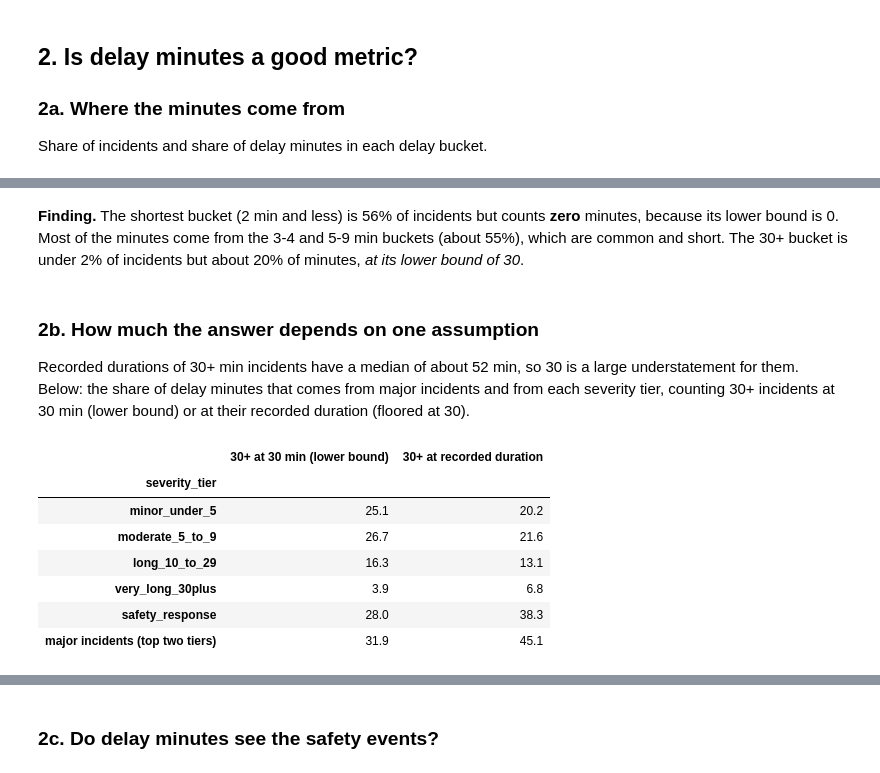
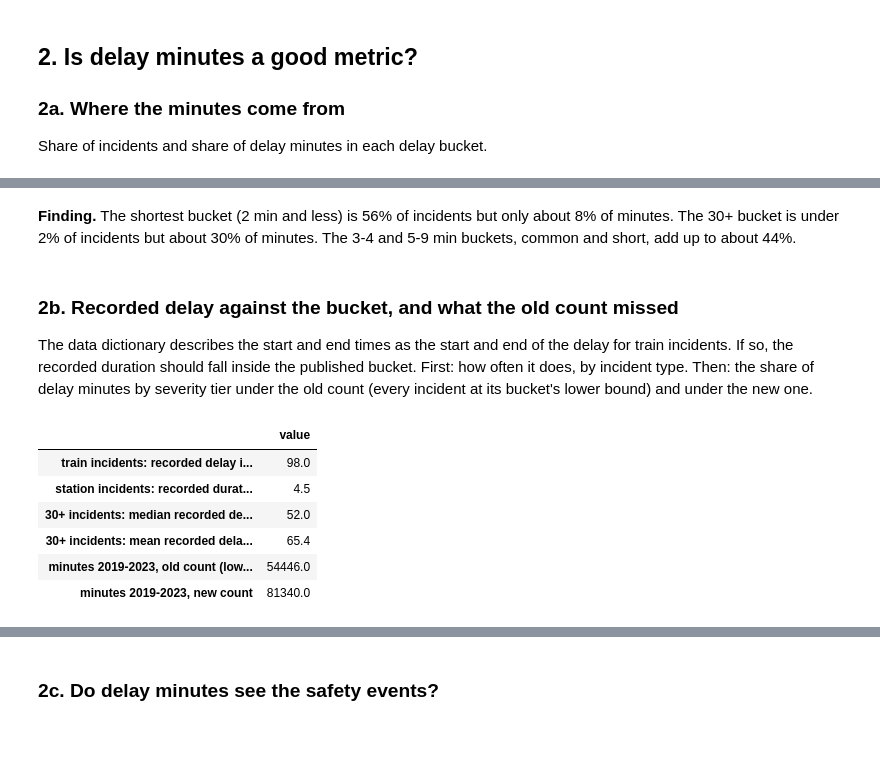
Before and after one commit to damandhaliwal/DS_challenge, a Jupyter notebook: code/exploration/05_delay_minutes.ipynb, the cells around one changed output, grey strips where cells are left out. Saved outputs shown, nothing was run; the diff lists cells and outputs as text; code cells hidden in the pictures; blank space fills up the shorter version.

```diff
--- a/code/exploration/05_delay_minutes.ipynb
+++ b/code/exploration/05_delay_minutes.ipynb
@@ -94,39 +97,39 @@ plt.show()
 # %% [markdown]
-**Finding.** The shortest bucket (2 min and less) is 56% of incidents but counts
-**zero** minutes, because its lower bound is 0. Most of the minutes come from the
-3-4 and 5-9 min buckets (about 55%), which are common and short. The 30+ bucket is
-under 2% of incidents but about 20% of minutes, *at its lower bound of 30*.
+**Finding.** The shortest bucket (2 min and less) is 56% of incidents but only about
+8% of minutes. The 30+ bucket is under 2% of incidents but about 30% of minutes. The
+3-4 and 5-9 min buckets, common and short, add up to about 44%.
 # %% [markdown]
-### 2b. How much the answer depends on one assumption
+### 2b. Recorded delay against the bucket, and what the old count missed
 
-Recorded durations of 30+ min incidents have a median of about 52 min, so 30 is a
-large understatement for them. Below: the share of delay minutes that comes from
-major incidents and from each severity tier, counting 30+ incidents at 30 min (lower
-bound) or at their recorded duration (floored at 30).
+The data dictionary describes the start and end times as the start and end of the
+delay for train incidents. If so, the recorded duration should fall inside the
+published bucket. First: how often it does, by incident type. Then: the share of delay
+minutes by severity tier under the old count (every incident at its bucket's lower
+bound) and under the new one.
 # %%
-at_recorded = minutes.copy()
-thirty_plus = labelled["delay_floor_minutes"] == 30
-at_recorded[thirty_plus] = labelled.loc[thirty_plus, "recorded_minutes"].clip(lower=30)
+pre = labelled[before_holdout]
+lower_bound = pre["delay_floor_minutes"].astype(float)
+agrees = minutes[before_holdout] == pre["recorded_minutes"]
 
-
-def share_of_minutes(per_incident: pd.Series) -> pd.Series:
-    # Share of 2019-2023 delay minutes by severity tier, in %.
-    kept = per_incident[before_holdout]
-    return 100 * kept.groupby(pre["severity_tier"], observed=True).sum() / kept.sum()
-
-
-shares = pd.DataFrame({
-    "30+ at 30 min (lower bound)": share_of_minutes(minutes),
-    "30+ at recorded duration": share_of_minutes(at_recorded),
-})
-shares.loc["major incidents (top two tiers)"] = shares.loc[["very_long_30plus", "safety_response"]].sum()
-shares.round(1)
+all_incidents = load_incidents()
+station = all_incidents["incident_type"] == "S"
+station_ceiling = all_incidents.loc[station, "delay_floor_minutes"].map(DELAY_BUCKET_CEILINGS)
+station_agrees = all_incidents.loc[station, "recorded_minutes"].between(
+    all_incidents.loc[station, "delay_floor_minutes"], station_ceiling)
+thirty_plus = pre["delay_floor_minutes"] == 30
+pd.Series({
+    "train incidents: recorded delay inside the bucket (%)": 100 * agrees.mean(),
+    "station incidents: recorded duration inside the bucket (%)": 100 * station_agrees.mean(),
+    "30+ incidents: median recorded delay (min)": pre.loc[thirty_plus & agrees, "recorded_minutes"].median(),
+    "30+ incidents: mean recorded delay (min)": pre.loc[thirty_plus & agrees, "recorded_minutes"].mean(),
+    "minutes 2019-2023, old count (lower bound)": lower_bound.sum(),
+    "minutes 2019-2023, new count": minutes[before_holdout].sum(),
+}).round(1).to_frame("value")
 # %% [output]
-|  | 30+ at 30 min (lower bound) | 30+ at recorded duration |
-| severity_tier |  |  |
-| minor_under_5 | 25.1 | 20.2 |
-| moderate_5_to_9 | 26.7 | 21.6 |
-| long_10_to_29 | 16.3 | 13.1 |
-| very_long_30plus | 3.9 | 6.8 |
-| safety_response | 28.0 | 38.3 |
-| major incidents (top two tiers) | 31.9 | 45.1 |
+|  | value |
+| train incidents: recorded delay i... | 98.0 |
+| station incidents: recorded durat... | 4.5 |
+| 30+ incidents: median recorded de... | 52.0 |
+| 30+ incidents: mean recorded dela... | 65.4 |
+| minutes 2019-2023, old count (low... | 54446.0 |
+| minutes 2019-2023, new count | 81340.0 |
```
Also changed, not shown: parts of 16 cells of this notebook, 38 other files.
